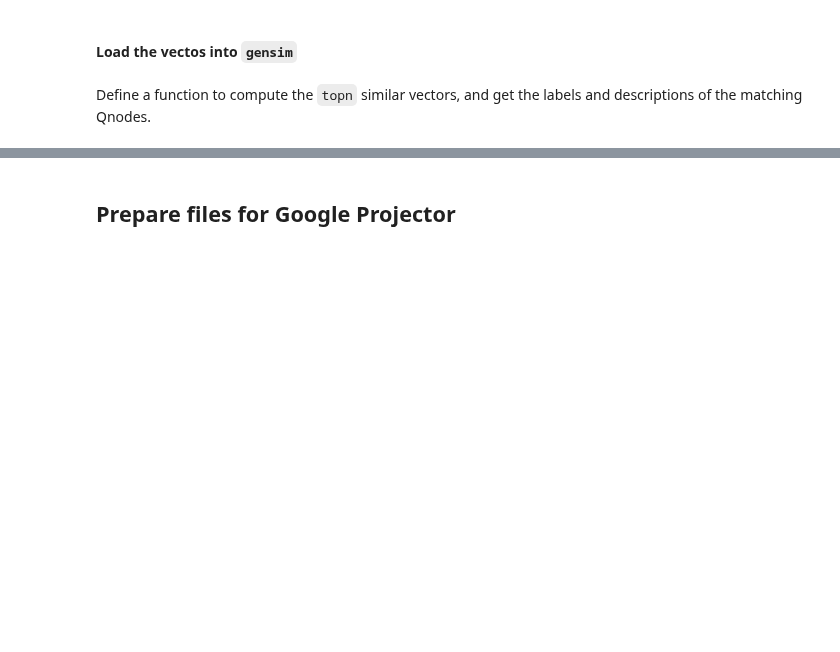
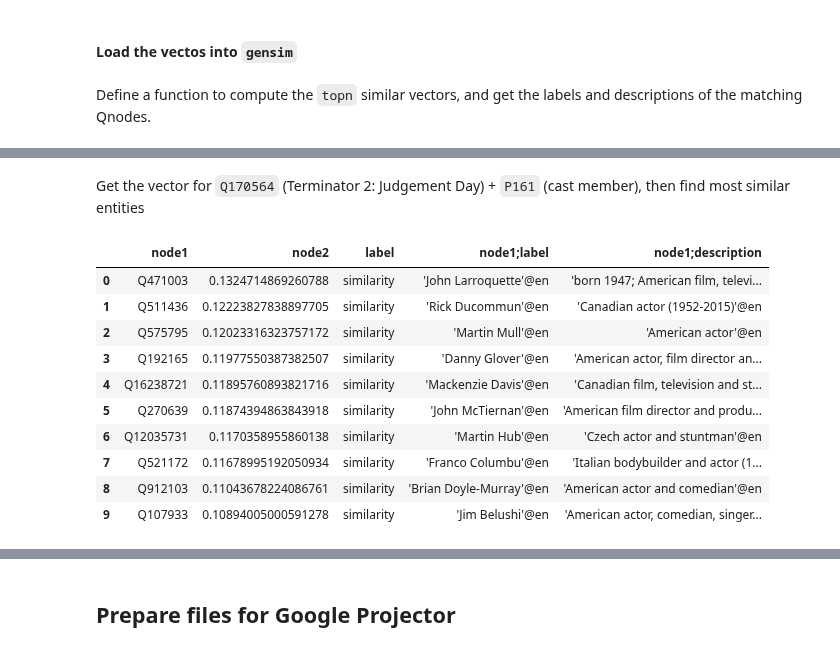
Before and after one commit to usc-isi-i2/kgtk-notebooks, a Jupyter notebook: tutorial/kg-graph-embeddings.ipynb, the cells around one changed output, grey strips where cells are left out. Saved outputs shown, nothing was run; the diff lists cells and outputs as text; code cells hidden in the pictures; blank space fills up the shorter version.

```diff
--- a/tutorial/kg-graph-embeddings.ipynb
+++ b/tutorial/kg-graph-embeddings.ipynb
@@ -179,0 +272,17 @@ Find the most similar 10 Qnodes to `Q2685` (Arnold Schwarzenegger)
+# %% [markdown]
+Get the vector for `Q170564` (Terminator 2: Judgement Day) + `P161` (cast member), then find most similar entities
+# %%
+_vector = get_embed('Q170564', 'P161')
+kgtk_most_similar(ge_vectors, positive=_vector, kg_path = os.environ['TEMP'], topn=10)
+# %% [output]
+|  | node1 | node2 | label | node1;label | node1;description |
+| 0 | Q471003 | 0.1324714869260788 | similarity | 'John Larroquette'@en | 'born 1947; American film, televi... |
+| 1 | Q511436 | 0.12223827838897705 | similarity | 'Rick Ducommun'@en | 'Canadian actor (1952-2015)'@en |
+| 2 | Q575795 | 0.12023316323757172 | similarity | 'Martin Mull'@en | 'American actor'@en |
+| 3 | Q192165 | 0.11977550387382507 | similarity | 'Danny Glover'@en | 'American actor, film director an... |
+| 4 | Q16238721 | 0.11895760893821716 | similarity | 'Mackenzie Davis'@en | 'Canadian film, television and st... |
+| 5 | Q270639 | 0.11874394863843918 | similarity | 'John McTiernan'@en | 'American film director and produ... |
+| 6 | Q12035731 | 0.1170358955860138 | similarity | 'Martin Hub'@en | 'Czech actor and stuntman'@en |
+| 7 | Q521172 | 0.11678995192050934 | similarity | 'Franco Columbu'@en | 'Italian bodybuilder and actor (1... |
+| 8 | Q912103 | 0.11043678224086761 | similarity | 'Brian Doyle-Murray'@en | 'American actor and comedian'@en |
+| 9 | Q107933 | 0.10894005000591278 | similarity | 'Jim Belushi'@en | 'American actor, comedian, singer... |
```
Also changed, not shown: parts of 40 cells of this notebook.
